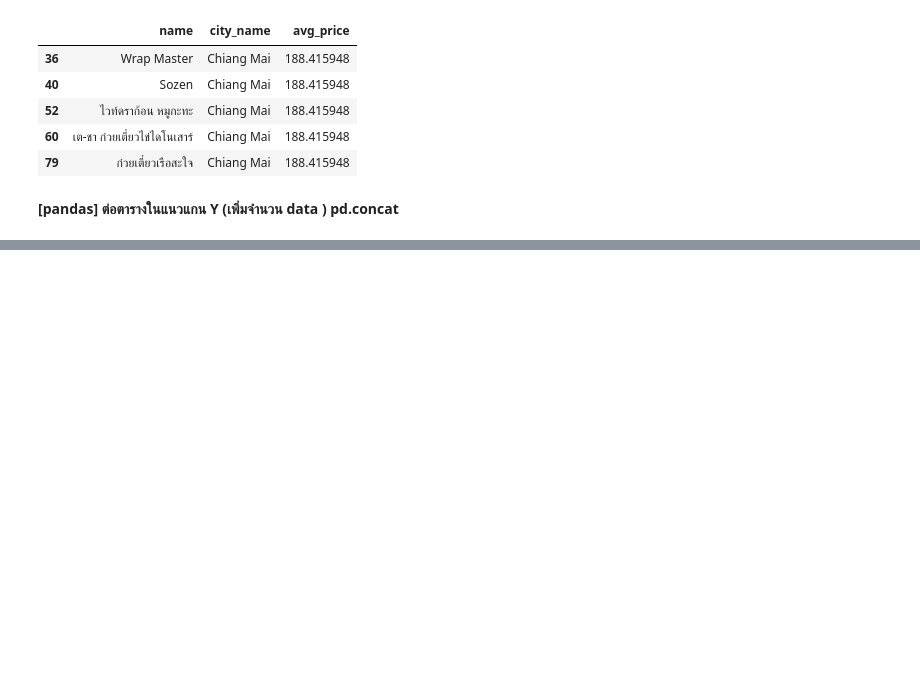
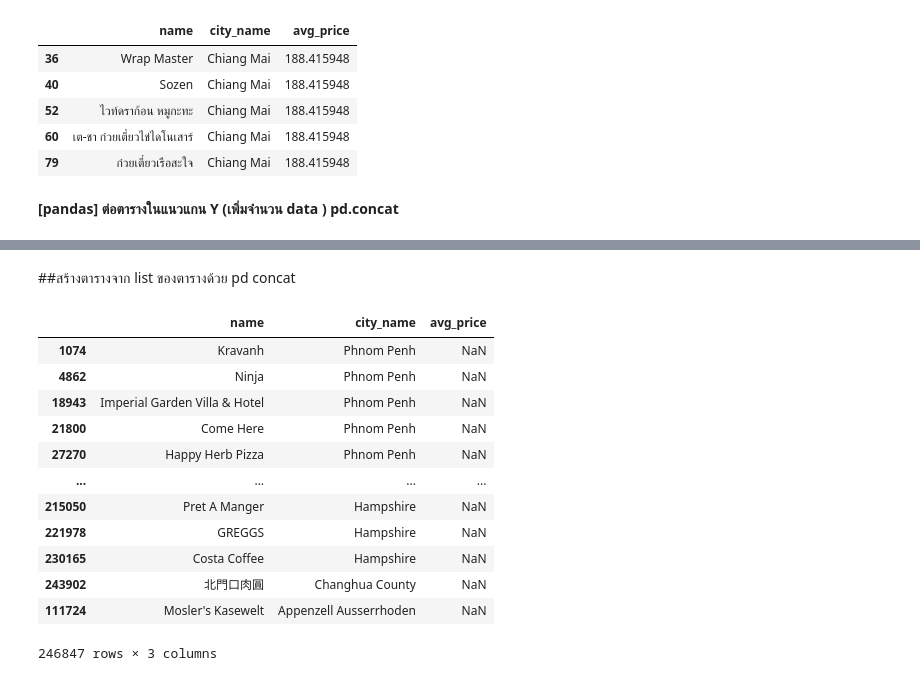
Before and after one commit to tonpiplaifa/KKU_data_mining, a Jupyter notebook: Pandas101.ipynb, the cells around one changed output, grey strips where cells are left out. Cells and saved outputs as stored; diff of their text form; code cells hidden in the pictures; blank space fills up the shorter version.

```diff
--- a/Pandas101.ipynb
+++ b/Pandas101.ipynb
@@ -481,0 +522,19 @@ NameError: ignored
+# %% [markdown]
+##สร้างตารางจาก list ของตารางด้วย pd concat
+# %%
+all_no_missing = pandas.concat(all_cities_list)
+all_no_missing
+# %% [output]
+|  | name | city_name | avg_price |
+| 1074 | Kravanh | Phnom Penh | NaN |
+| 4862 | Ninja | Phnom Penh | NaN |
+| 18943 | Imperial Garden Villa & Hotel | Phnom Penh | NaN |
+| 21800 | Come Here | Phnom Penh | NaN |
+| 27270 | Happy Herb Pizza | Phnom Penh | NaN |
+| ... | ... | ... | ... |
+| 215050 | Pret A Manger | Hampshire | NaN |
+| 221978 | GREGGS | Hampshire | NaN |
+| 230165 | Costa Coffee | Hampshire | NaN |
+| 243902 | 北門口肉圓 | Changhua County | NaN |
+| 111724 | Mosler's Kasewelt | Appenzell Ausserrhoden | NaN |
+246847 rows × 3 columns
```
Also changed, not shown: parts of 20 cells of this notebook.
